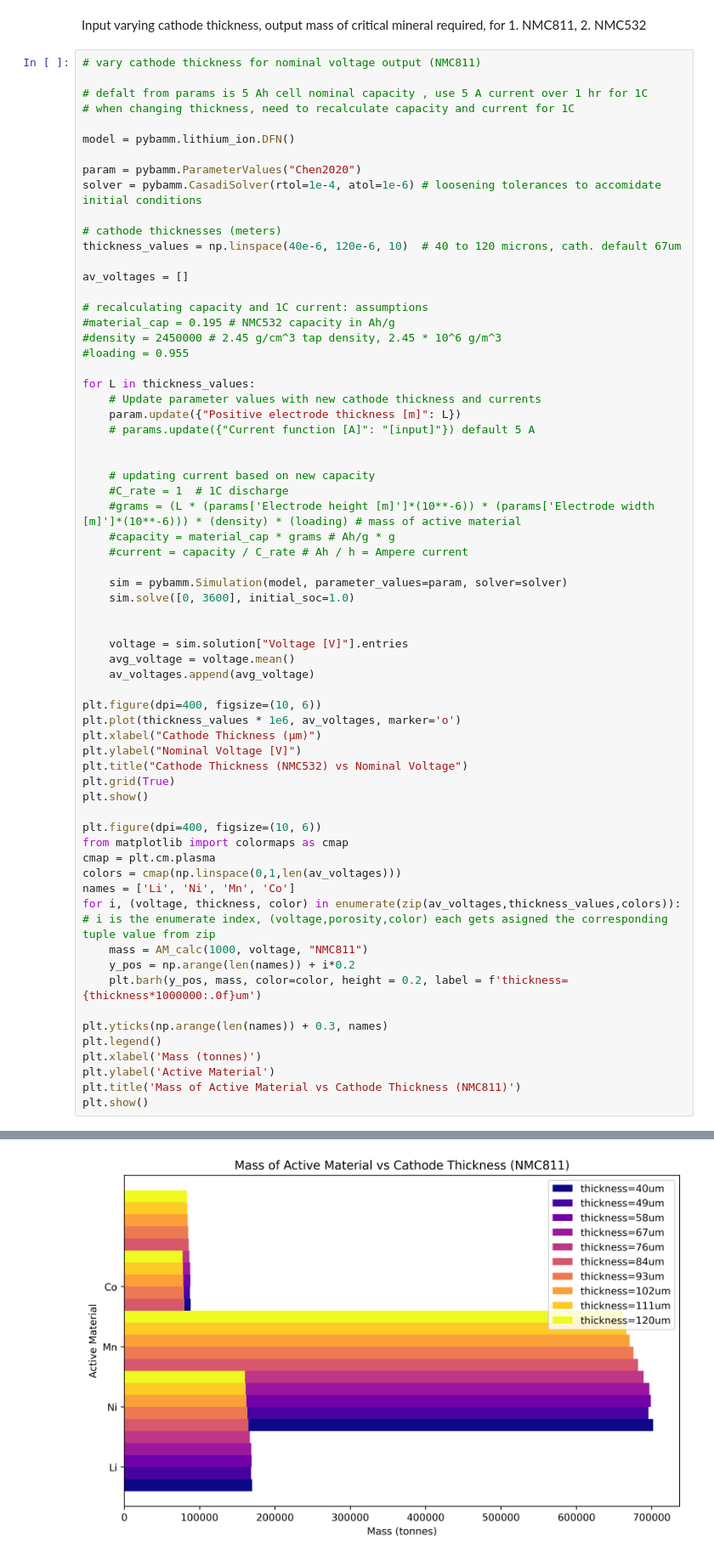
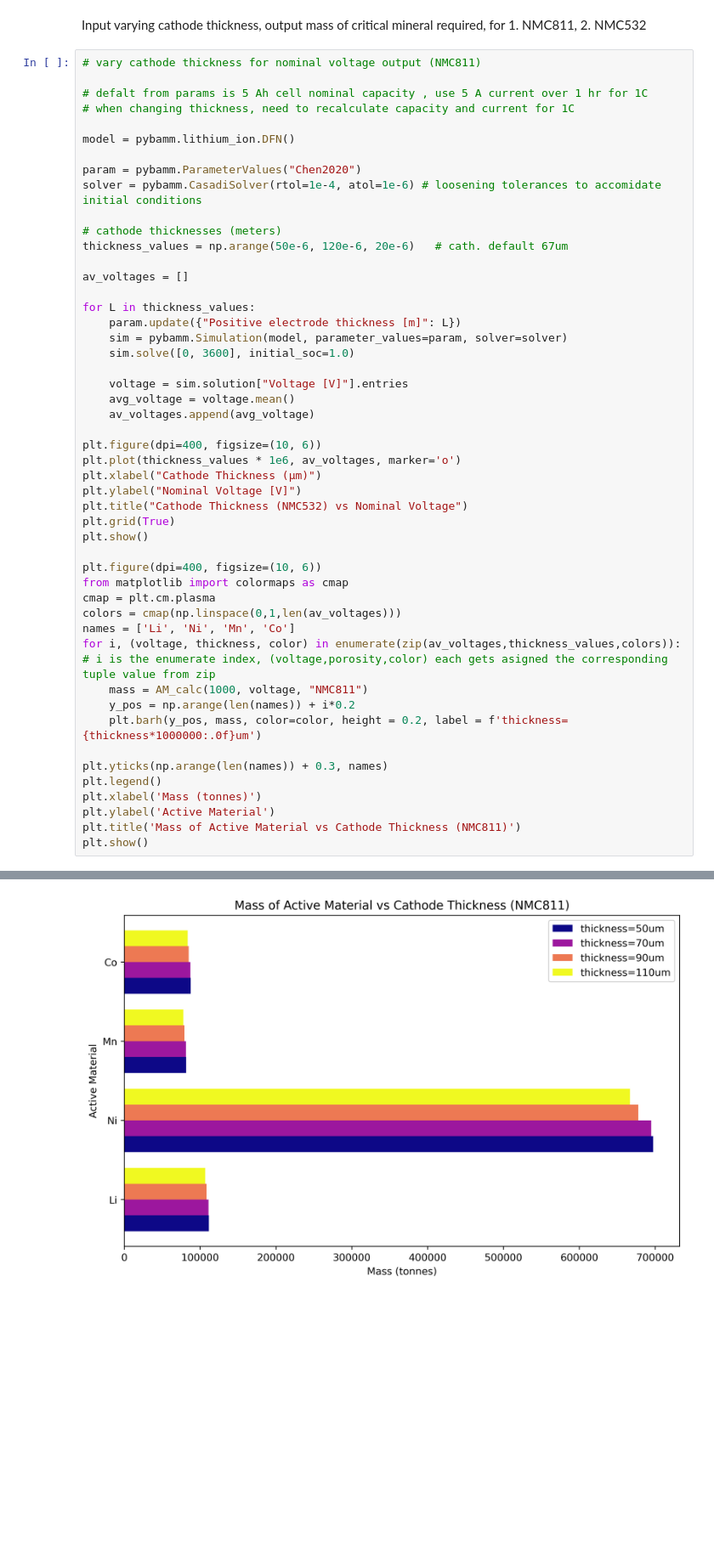
Before and after one commit to changbatterygroup/CriticalMinerals, a Jupyter notebook: isabela_pybamm_critmin_plots/critmin_pybamm_combined.ipynb, the cells around one changed output, grey strips where cells are left out. Shown at 85% size. Drawn from its saved outputs; the diff is of its cells as text; blank space fills up the shorter version.

Commit message:
updated plots: reserves vs CM for thickness, particle size

```diff
--- a/isabela_pybamm_critmin_plots/critmin_pybamm_combined.ipynb
+++ b/isabela_pybamm_critmin_plots/critmin_pybamm_combined.ipynb
@@ -495,30 +674,14 @@ param = pybamm.ParameterValues("Chen2020")
 solver = pybamm.CasadiSolver(rtol=1e-4, atol=1e-6) # loosening tolerances to accomidate initial conditions
 
 # cathode thicknesses (meters)
-thickness_values = np.linspace(40e-6, 120e-6, 10)  # 40 to 120 microns, cath. default 67um
+thickness_values = np.arange(50e-6, 120e-6, 20e-6)   # cath. default 67um
 
 av_voltages = []
 
-# recalculating capacity and 1C current: assumptions
-#material_cap = 0.195 # NMC532 capacity in Ah/g
-#density = 2450000 # 2.45 g/cm^3 tap density, 2.45 * 10^6 g/m^3
-#loading = 0.955
-
 for L in thickness_values:
-    # Update parameter values with new cathode thickness and currents
     param.update({"Positive electrode thickness [m]": L})
-    # params.update({"Current function [A]": "[input]"}) default 5 A
-
-
-    # updating current based on new capacity
-    #C_rate = 1  # 1C discharge
-    #grams = (L * (params['Electrode height [m]']*(10**-6)) * (params['Electrode width [m]']*(10**-6))) * (density) * (loading) # mass of active material
-    #capacity = material_cap * grams # Ah/g * g
-    #current = capacity / C_rate # Ah / h = Ampere current
-
     sim = pybamm.Simulation(model, parameter_values=param, solver=solver)
     sim.solve([0, 3600], initial_soc=1.0)
-
 
     voltage = sim.solution["Voltage [V]"].entries
     avg_voltage = voltage.mean()
@@ -570,4 +730,4 @@ At t = 0.0379939 and h = 6.13299e-12, the corrector convergence failed repeatedl
-[figure, old version]
+[figure, new version]
 # %%
 # vary cathode thickness for nominal voltage output (NMC532)
 
```
Also changed, not shown: parts of 9 cells of this notebook, 1 other file.
